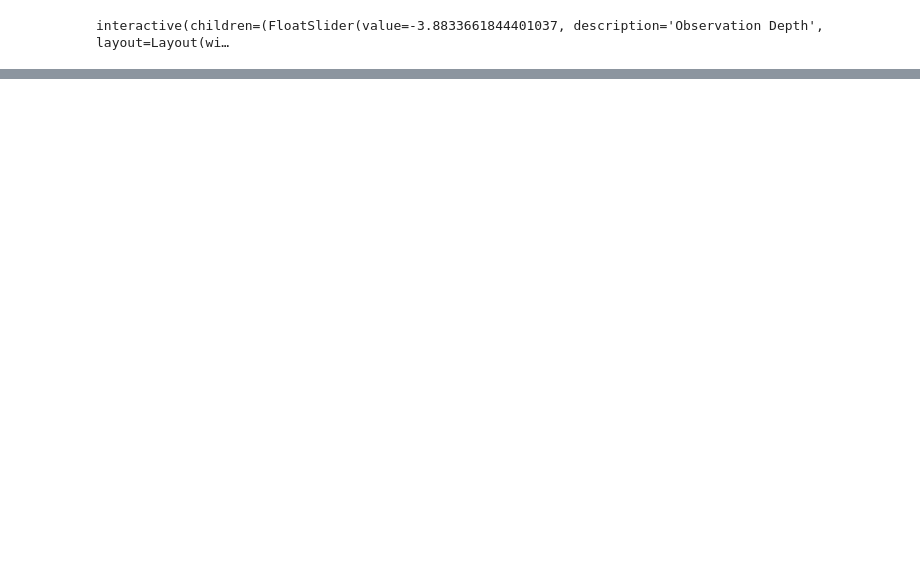
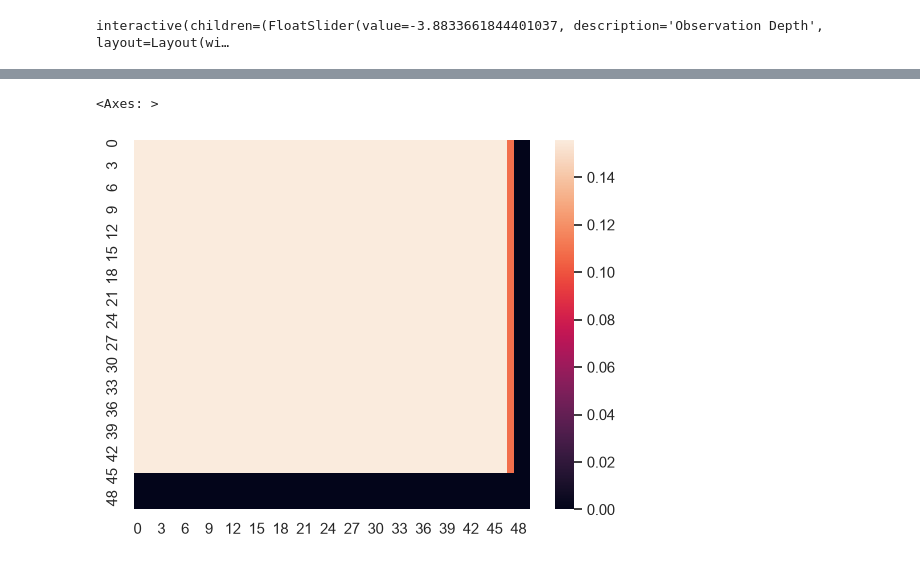
Before and after one commit to wcneill/learning_filters, a Jupyter notebook: Examples/bathymetry.ipynb, the cells around one changed output, grey strips where cells are left out. Saved outputs shown, nothing was run; the diff lists cells and outputs as text; code cells hidden in the pictures; blank space fills up the shorter version.

```diff
--- a/Examples/bathymetry.ipynb
+++ b/Examples/bathymetry.ipynb
@@ -299,5 +195,0 @@ mesh
-# %%
-x = np.linspace(-1, 1, 3)
-
-mesh = np.meshgrid(x, x)
-mesh
@@ -310,0 +300,30 @@ mesh
+# %%
+# fixed timestep and dynamics for constant velocity
+dt = 0.1
+v = np.asarray([1, 2])
+Q = np.asarray([[1e-4, 0], [0, 1e-4]])
+
+def F(x, v, dt):
+    return x + dt * v
+
+# Create a grid grid containing all possible permutations of state components... in this case positions (x_i, y_j)
+# For i in [0, ... W]) and j in [0 ... H]
+x = np.linspace(-1, 1, W)
+y = np.linspace(-1, 1, H)
+
+# state[k, i, j] gives the value of state component k (k=0 for x, k=1 for y) for state permutation (x_i, y_j)
+state_space = np.stack(np.meshgrid(x, y), axis=0)
+
+# shape (2, H, W)
+# transitions[k, i, j] is the result of applying dynamics component k of the state permutation (x_i, x_j)
+transitions = F(state_space, v[:, None,None], dt)
+
+state_space = state_space[..., None, None]    # (2, y_new, x_new) ---> (2, y_new, x_new, 1, 1)
+transitions = transitions[:, None, None, ...] # (2, y_old, x_old) ---> (2, 1, 1, y_old, x_old)
+
+# p(x_k | x_(k-1)) =
+transition_distribution = multivariate_normal_pdf(state_space, transitions, Q) # (N_dists, y, x)
+
+# d[i, j, :] Is the conditional probability distribution for transtioning from point (i, j) to anywhere else.
+# d[i, j, k, l] gives the probability of transitioning from original point (i, j) to new point (k, l)
+transition_distribution
@@ -310,0 +354,10 @@ mesh
+# %%
+N_distributions = H * W
+prediction = transition_distribution.reshape(N_distributions, H, W) * prior_distribution
+# %%
+prediction = prediction.sum(0)
+# %%
+sns.heatmap(prediction)
+# %% [output]
+<Axes: >
+[figure, added]
```
Also changed, not shown: parts of 26 cells of this notebook.
